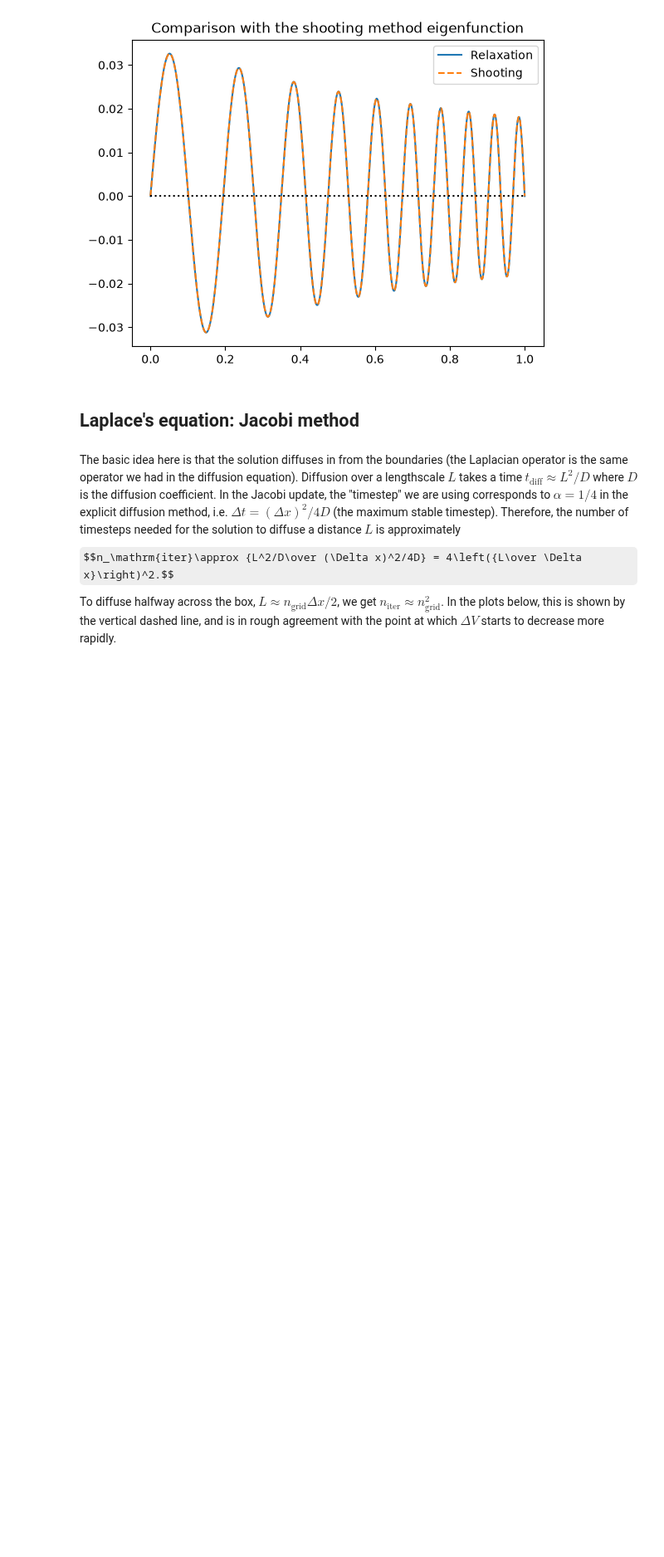
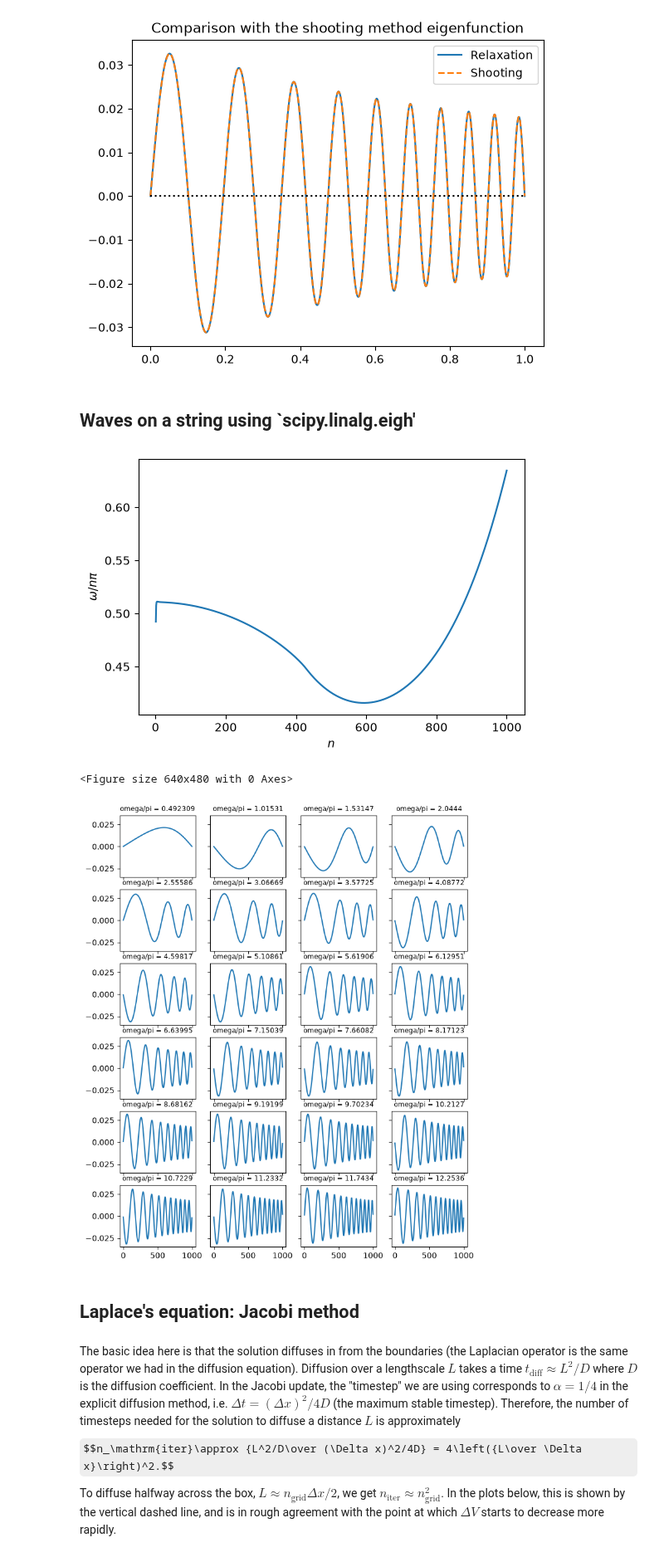
Before and after one commit to andrewcumming/phys512, a Jupyter notebook: solutions_bvp.ipynb, the cells around one changed output. Shown at 83% size. Saved outputs shown, nothing was run; the diff lists cells and outputs as text; code cells hidden in the pictures; some formulas as TeX source; blank space fills up the shorter version.

```diff
--- a/solutions_bvp.ipynb
+++ b/solutions_bvp.ipynb
@@ -343,6 +343,41 @@ nmode = 17, omega = 28.9413147805, omega/pi = 9.2123066138 (9.2140527337 shootin
 nmode = 18, omega = 30.5481535097, omega/pi = 9.7237792668 (9.7258328972 shooting) 3 iterations
 [figure]
 [figure]
+# %% [markdown]
+## Waves on a string using `scipy.linalg.eigh'
+# %%
+n = 1000
+x = np.linspace(0,1,n)
+dx = x[1]-x[0]  # grid spacing
+
+A = np.diag(2*np.ones(n), k=0) + \
+    np.diag(-np.ones(n-1),k=-1) + \
+    np.diag(-np.ones(n-1),k=1)
+# Get the eigenvalues and eigenvectors
+w2, v = scipy.linalg.eigh(A, b=np.diag(rho(x)))
+# constant density
+#w2, v = scipy.linalg.eigh(A, b=np.diag(np.ones_like(x)))
+
+w2 = w2 / dx**2
+w=np.sqrt(w2)/np.pi
+
+i = np.arange(len(w)) + 1
+plt.figure(figsize=(6,4))
+plt.plot(i, w/i)
+plt.ylabel(r'$\omega/n\pi$')
+plt.xlabel(r'$n$')
+plt.show()
+plt.clf()
+
+# Note that the n-th eigenvector is given by v[:, n-1] (not v[n-1]!)
+fig, ax = plt.subplots(6, 4, sharex='all', sharey='all', figsize=(8,10))
+for i in range(24):
+    ax[i//4, i%4].plot(np.arange(len(v[:,i])), v[:,i])
+    ax[i//4, i%4].set_title("omega/pi = %lg" % (w[i]), fontsize='small')
+# %% [output]
+[figure, added]
+<Figure size 640x480 with 0 Axes>
+[figure, added]
 # %% [markdown]
 ## Laplace's equation: Jacobi method
 # %% [markdown]
```
Also changed, not shown: parts of 11 cells of this notebook.
